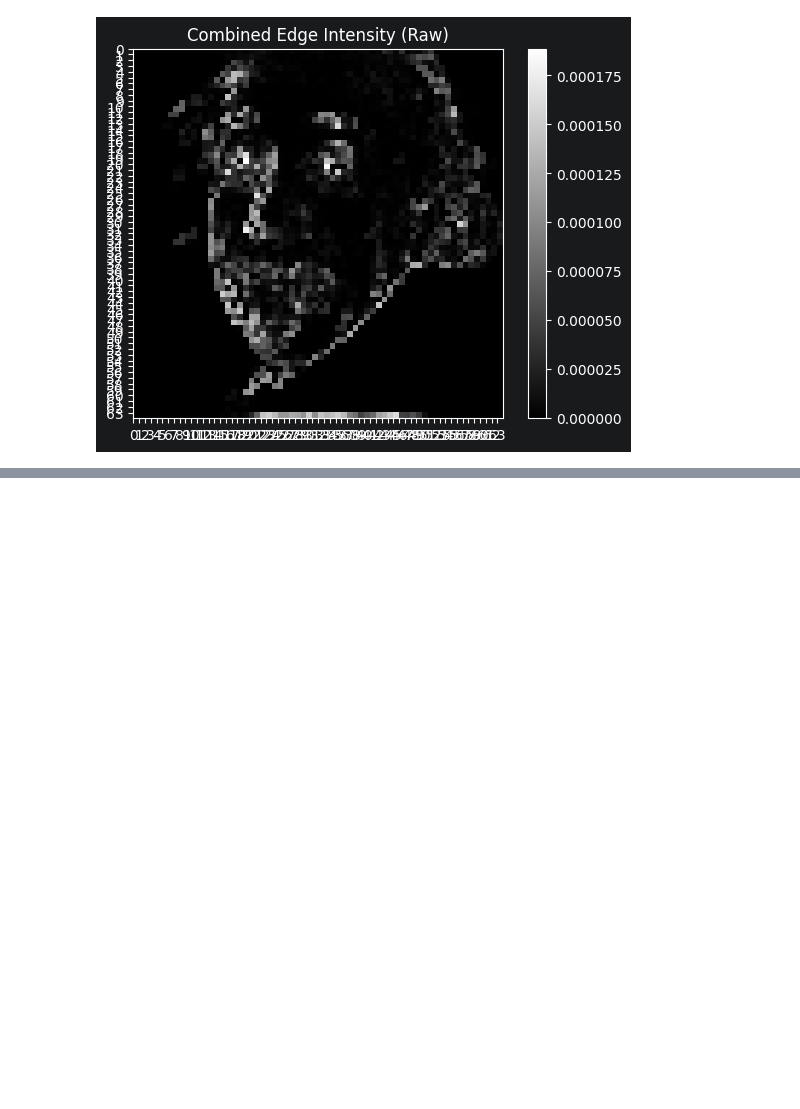
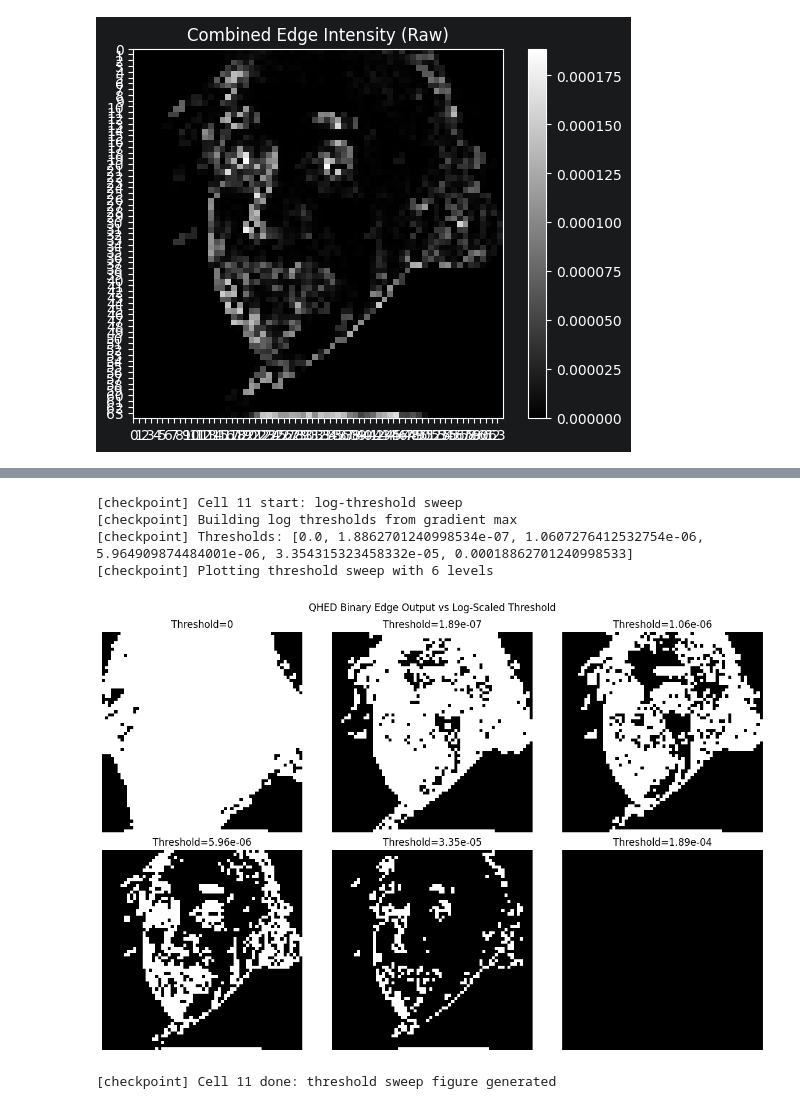
Before and after one commit to jjdcorke/Quantum-Edge-Detection---QIC890, a Jupyter notebook: QHED.ipynb, the cells around one changed output, grey strips where cells are left out. Drawn from its saved outputs; the diff is of its cells as text; code cells hidden in the pictures; blank space fills up the shorter version.

```diff
--- a/QHED.ipynb
+++ b/QHED.ipynb
@@ -112,0 +303,14 @@ qhed_einstein.plot_raw_results()
+# %%
+print("[checkpoint] Cell 11 start: log-threshold sweep")
+qhed_64 = next(r["qhed"] for r in scale_records if r["size"] == 64)
+thresholds = build_log_thresholds_from_gradient(qhed_64, n_levels=6, min_ratio=1e-3, include_zero=True)
+print("[checkpoint] Thresholds:", thresholds)
+plot_threshold_sweep_grid(qhed_64, thresholds)
+print("[checkpoint] Cell 11 done: threshold sweep figure generated")
+# %% [output]
+[checkpoint] Cell 11 start: log-threshold sweep
+[checkpoint] Building log thresholds from gradient max
+[checkpoint] Thresholds: [0.0, 1.8862701240998534e-07, 1.0607276412532754e-06, 5.964909874484001e-06, 3.354315323458332e-05, 0.00018862701240998533]
+[checkpoint] Plotting threshold sweep with 6 levels
+[figure, added]
+[checkpoint] Cell 11 done: threshold sweep figure generated
```
Also changed, not shown: parts of 2 cells of this notebook, 1 other file.
